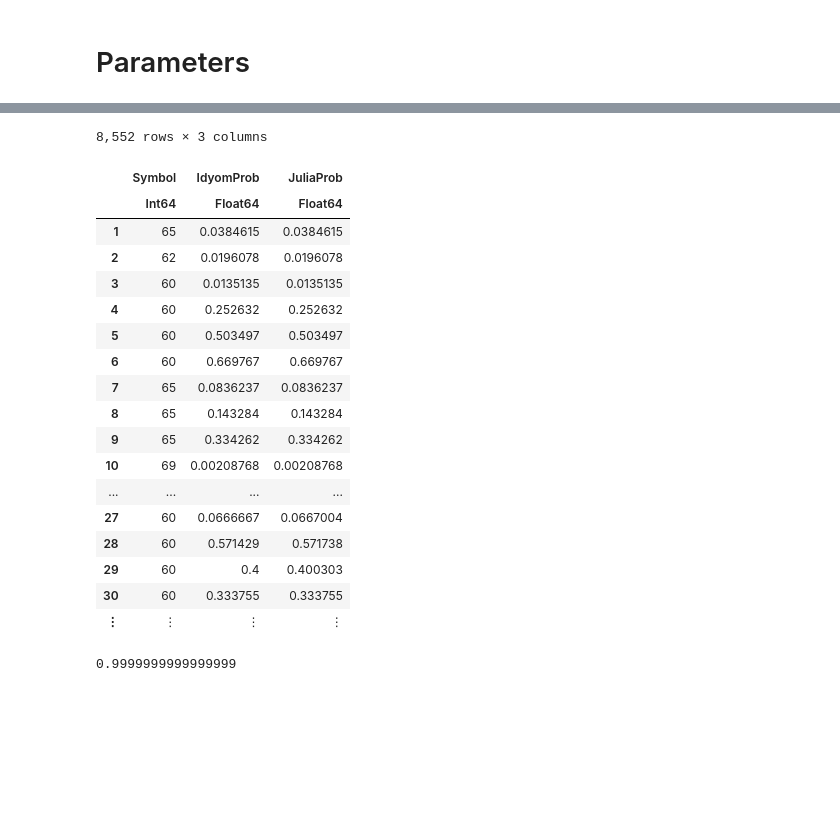
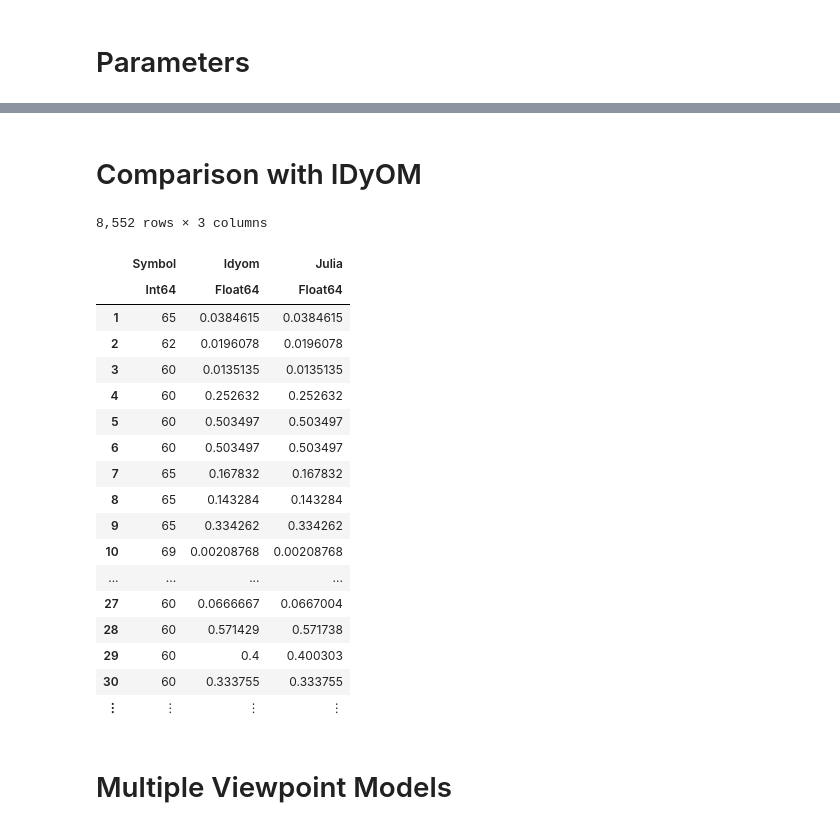
Before and after one commit to nick-harley/chakra, a Jupyter notebook: idyom-comparison.ipynb, the cells around one changed output, grey strips where cells are left out. Saved outputs shown, nothing was run; the diff lists cells and outputs as text; code cells hidden in the pictures; blank space fills up the shorter version.

```diff
--- a/idyom-comparison.ipynb
+++ b/idyom-comparison.ipynb
@@ -16,6 +14,7 @@ pitch_view = [PPM.View(seq,vp(:pitch),vp(:pitch)) for seq in seqs];
 a = Set([54:77...,79,81])
 b = Backoff()
 e = A()
-u = false
-#o = Bounded(5)
-o = Unbounded();
+u = true
+o = Bounded(5)
+#o = Unbounded();
+idyom_model = "./idyom-data/STMA5.csv"
@@ -64,31 +76,3 @@ table = PPM.todataframe(model)
 | 29 | 1 | 29 | 60 | 2 | 0.400303 | 1.32083 | 1.91156 |
 | 30 | 1 | 30 | 60 | 3 | 0.333755 | 1.58314 | 2.23568 |
 | ⋮ | ⋮ | ⋮ | ⋮ | ⋮ | ⋮ | ⋮ | ⋮ |
-# %%
-symbols = table.Symbol
-probabilities = table.Prob
-orders = table.Order
-df = CSV.File("./idyom-data/STMA*.csv") |> DataFrame;
-idyom_probs = df[!,"probability"]
-idyom_ics = df[!,"information.content"];
-DataFrame(Symbol = symbols, IdyomProb = idyom_probs, JuliaProb = probabilities)
-# %% [output]
-8,552 rows × 3 columns
-|  | Symbol | IdyomProb | JuliaProb |
-|  | Int64 | Float64 | Float64 |
-| 1 | 65 | 0.0384615 | 0.0384615 |
-| 2 | 62 | 0.0196078 | 0.0196078 |
-| 3 | 60 | 0.0135135 | 0.0135135 |
-| 4 | 60 | 0.252632 | 0.252632 |
-| 5 | 60 | 0.503497 | 0.503497 |
-| 6 | 60 | 0.669767 | 0.669767 |
-| 7 | 65 | 0.0836237 | 0.0836237 |
-| 8 | 65 | 0.143284 | 0.143284 |
-| 9 | 65 | 0.334262 | 0.334262 |
-| 10 | 69 | 0.00208768 | 0.00208768 |
-| ... | ... | ... | ... |
-| 27 | 60 | 0.0666667 | 0.0667004 |
-| 28 | 60 | 0.571429 | 0.571738 |
-| 29 | 60 | 0.4 | 0.400303 |
-| 30 | 60 | 0.333755 | 0.333755 |
-| ⋮ | ⋮ | ⋮ | ⋮ |
@@ -105,4 +78,0 @@ plot!(size=(900,300))
-# %%
-sum(values(model[3][11].distribution))
-# %% [output]
-0.9999999999999999
@@ -108,0 +84,27 @@ sum(values(model[3][11].distribution))
+# %% [markdown]
+# Comparison with IDyOM
+# %%
+idyom_data = CSV.File(idyom_model) |> DataFrame;
+idyom_prob = idyom_data[!,"probability"];
+idyom_ic = idyom_data[!,"information.content"]
+DataFrame(Symbol = pitch_table.Symbol, Idyom = idyom_prob, Julia = pitch_table.Prob)
+# %% [output]
+8,552 rows × 3 columns
+|  | Symbol | Idyom | Julia |
+|  | Int64 | Float64 | Float64 |
+| 1 | 65 | 0.0384615 | 0.0384615 |
+| 2 | 62 | 0.0196078 | 0.0196078 |
+| 3 | 60 | 0.0135135 | 0.0135135 |
+| 4 | 60 | 0.252632 | 0.252632 |
+| 5 | 60 | 0.503497 | 0.503497 |
+| 6 | 60 | 0.503497 | 0.503497 |
+| 7 | 65 | 0.167832 | 0.167832 |
+| 8 | 65 | 0.143284 | 0.143284 |
+| 9 | 65 | 0.334262 | 0.334262 |
+| 10 | 69 | 0.00208768 | 0.00208768 |
+| ... | ... | ... | ... |
+| 27 | 60 | 0.0666667 | 0.0667004 |
+| 28 | 60 | 0.571429 | 0.571738 |
+| 29 | 60 | 0.4 | 0.400303 |
+| 30 | 60 | 0.333755 | 0.333755 |
+| ⋮ | ⋮ | ⋮ | ⋮ |
@@ -108,0 +117,2 @@ sum(values(model[3][11].distribution))
+# %% [markdown]
+# Multiple Viewpoint Models
```
Also changed, not shown: parts of 18 cells of this notebook, 5 other files.
